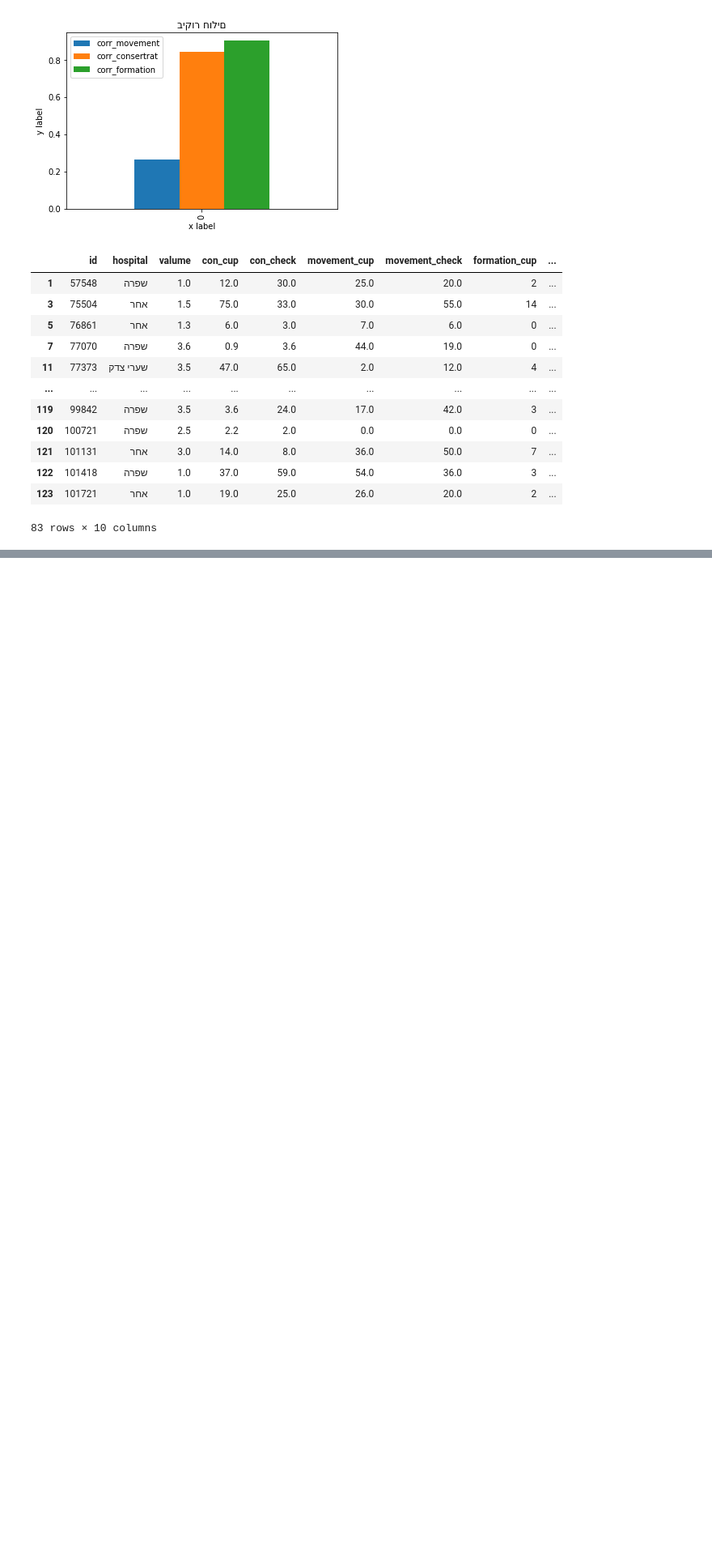
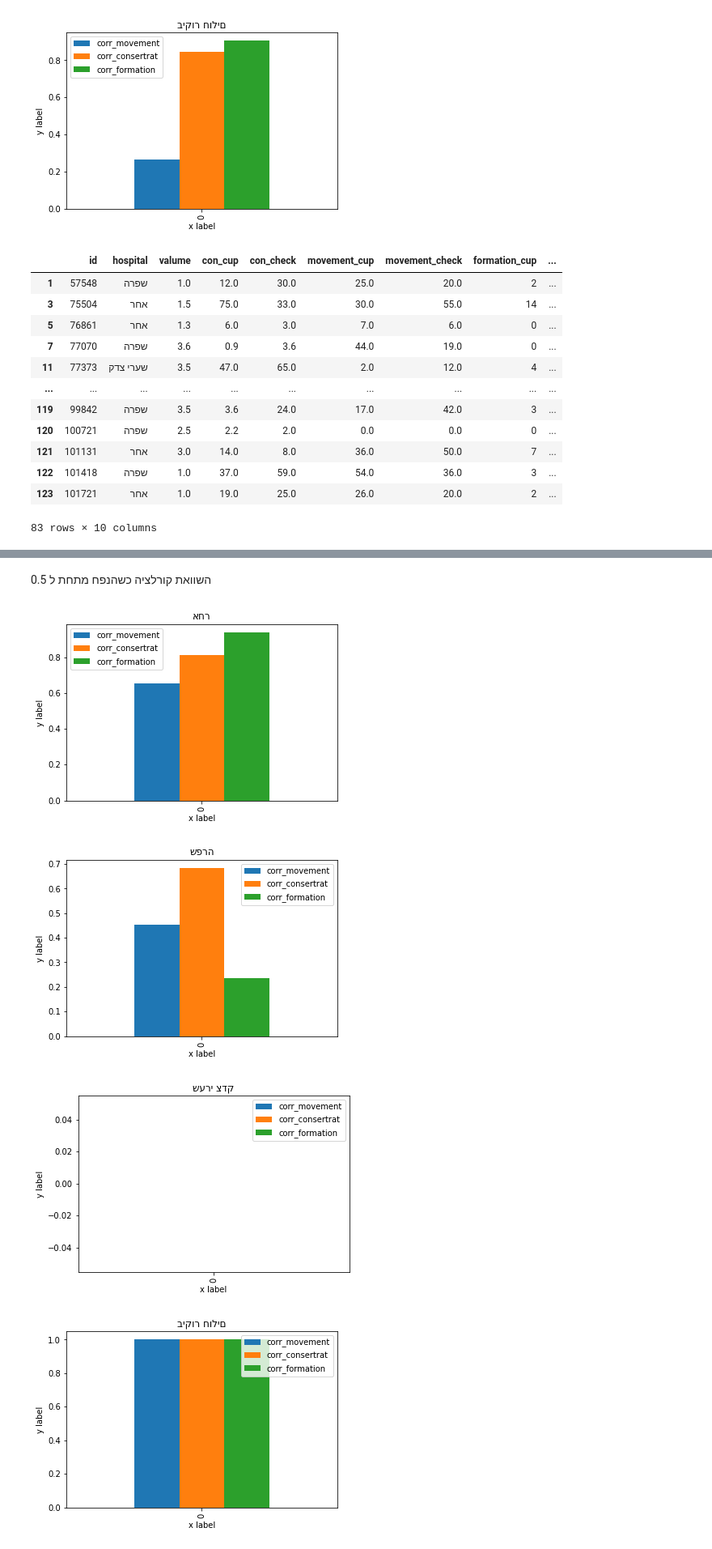
Before and after one commit to aviadm24/jupyter, a Jupyter notebook: machonPuah.ipynb, the cells around one changed output, grey strips where cells are left out. Shown: that part at 81% size. Cells and saved outputs as stored; diff of their text form; code cells hidden in the pictures; blank space fills up the shorter version.

```diff
--- a/machonPuah.ipynb
+++ b/machonPuah.ipynb
@@ -190,0 +202,9 @@ df[df.valume > 0.5]
+# %% [markdown]
+השוואת קורלציה כשהנפח מתחת ל 0.5
+# %%
+plotCorrByHospital(df[df.valume <= 0.5])
+# %% [output]
+[figure, added]
+[figure, added]
+[figure, added]
+[figure, added]
```
Also changed, not shown: parts of 3 cells of this notebook.
